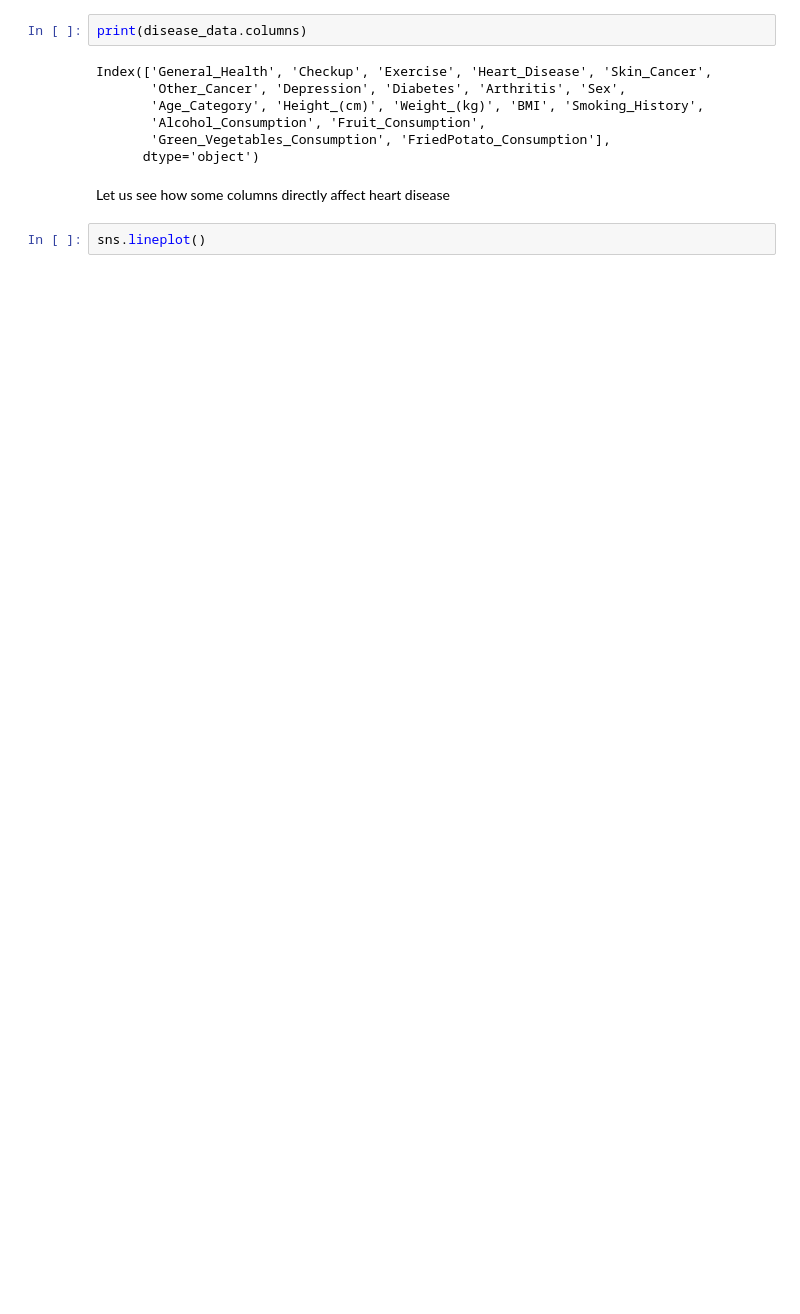
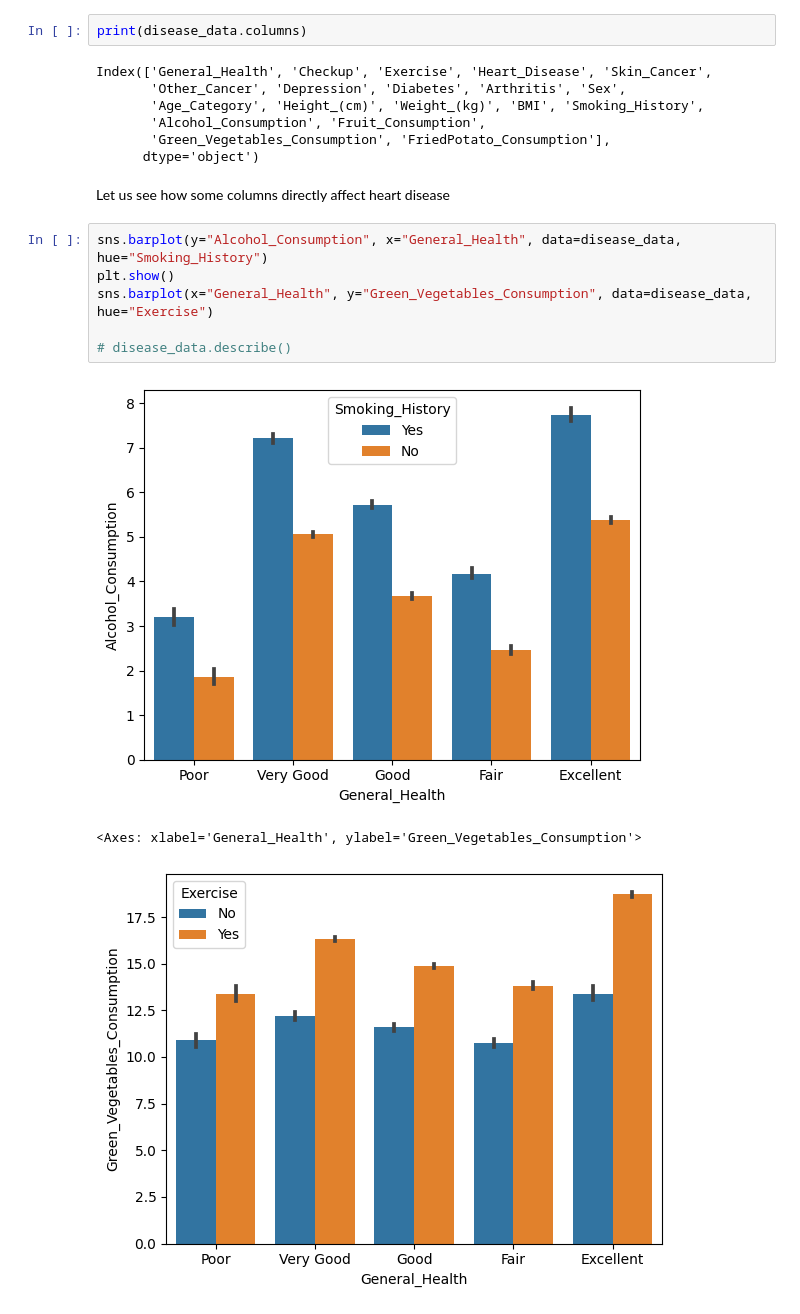
Before and after one commit to Kowallskiy/Cardiovascular-Disease-Risk-Prediction, a Jupyter notebook: Data_Analysis.ipynb, the cells around one changed output. Saved outputs shown, nothing was run; the diff lists cells and outputs as text; blank space fills up the shorter version.

Commit message:
added more graphs for data analysis

```diff
--- a/Data_Analysis.ipynb
+++ b/Data_Analysis.ipynb
@@ -41,5 +46,13 @@ Index(['General_Health', 'Checkup', 'Exercise', 'Heart_Disease', 'Skin_Cancer',
       dtype='object')
 # %% [markdown]
 Let us see how some columns directly affect heart disease
-# %%
-sns.lineplot()
+# %%
+sns.barplot(y="Alcohol_Consumption", x="General_Health", data=disease_data, hue="Smoking_History")
+plt.show()
+sns.barplot(x="General_Health", y="Green_Vegetables_Consumption", data=disease_data, hue="Exercise")
+
+# disease_data.describe()
+# %% [output]
+[figure, added]
+<Axes: xlabel='General_Health', ylabel='Green_Vegetables_Consumption'>
+[figure, added]
```
Also changed, not shown: parts of 7 cells of this notebook.
